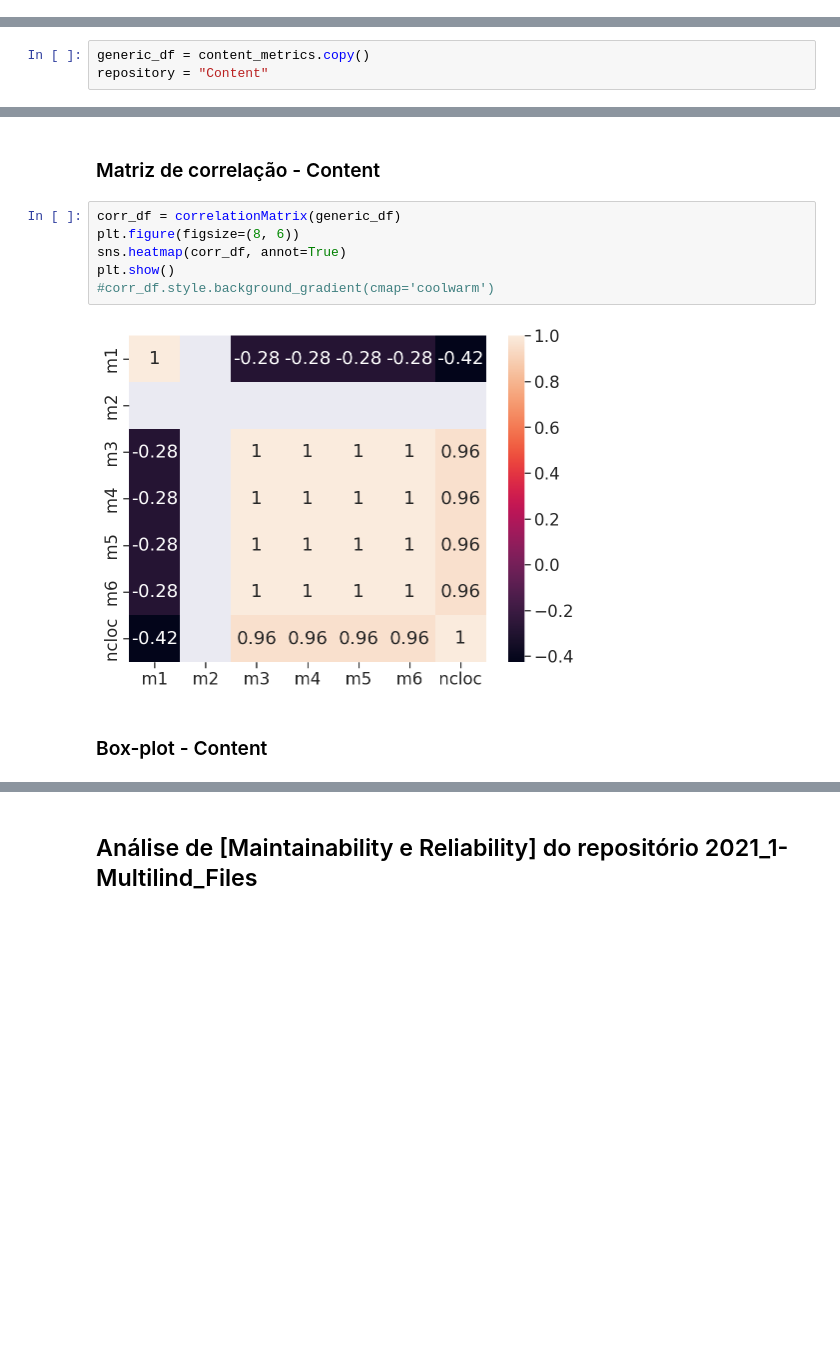
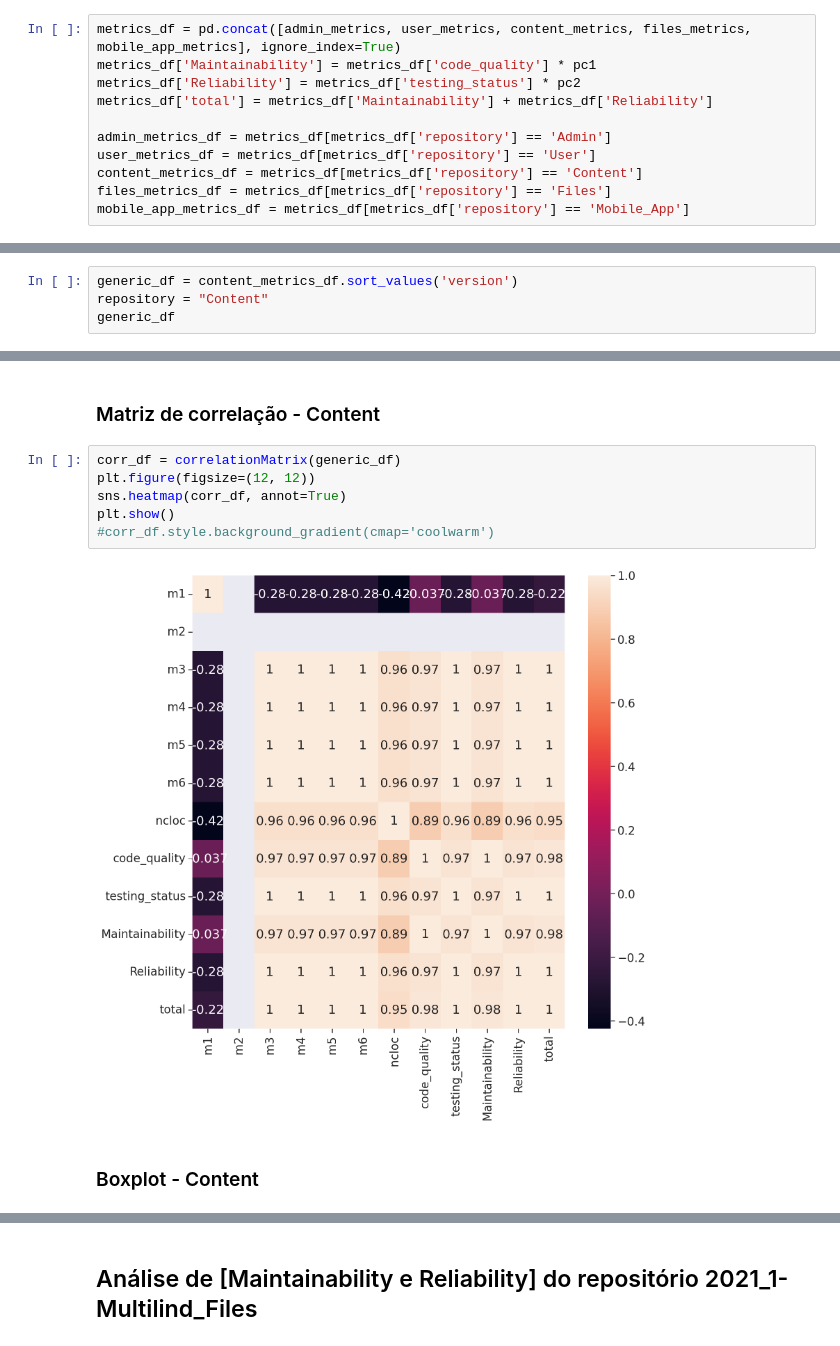
Before and after one commit to fga-eps-mds/2021.1-Multilind-Docs, a Jupyter notebook: analytics/analytics.ipynb, the cells around one changed output, grey strips where cells are left out. Saved outputs shown, nothing was run; the diff lists cells and outputs as text; blank space fills up the shorter version.

```diff
--- a/analytics/analytics.ipynb
+++ b/analytics/analytics.ipynb
@@ -478,3 +479,14 @@ def plot_history(df, repository):
+# %%
+metrics_df = pd.concat([admin_metrics, user_metrics, content_metrics, files_metrics, mobile_app_metrics], ignore_index=True)
+metrics_df['Maintainability'] = metrics_df['code_quality'] * pc1
+metrics_df['Reliability'] = metrics_df['testing_status'] * pc2
+metrics_df['total'] = metrics_df['Maintainability'] + metrics_df['Reliability']
+
+admin_metrics_df = metrics_df[metrics_df['repository'] == 'Admin']
+user_metrics_df = metrics_df[metrics_df['repository'] == 'User']
+content_metrics_df = metrics_df[metrics_df['repository'] == 'Content']
+files_metrics_df = metrics_df[metrics_df['repository'] == 'Files']
+mobile_app_metrics_df = metrics_df[metrics_df['repository'] == 'Mobile_App']
 # %% [markdown]
 ## Análise de  [Maintainability e Reliability] do repositório 2021_1-Multilind_Admin
 # %%
@@ -621,5 +644,6 @@ generate_box(generic_df, repository)
 # %% [markdown]
 ## Análise de  [Maintainability e Reliability] do repositório 2021_1-Multilind_Content
 # %%
-generic_df = content_metrics.copy()
+generic_df = content_metrics_df.sort_values('version')
 repository = "Content"
+generic_df
@@ -677,14 +709,14 @@ descriptive_per(generic_df)
 ### Matriz de correlação - Content
 # %%
 corr_df = correlationMatrix(generic_df)
-plt.figure(figsize=(8, 6))
+plt.figure(figsize=(12, 12))
 sns.heatmap(corr_df, annot=True)
 plt.show()
 #corr_df.style.background_gradient(cmap='coolwarm')
 # %% [output]
-[figure, old version]
+[figure, new version]
 # %% [markdown]
-### Box-plot - Content
+### Boxplot - Content
 # %%
 generate_box(generic_df, repository)
 #generic_df
```
Also changed, not shown: parts of 73 cells of this notebook, 5 other files.
